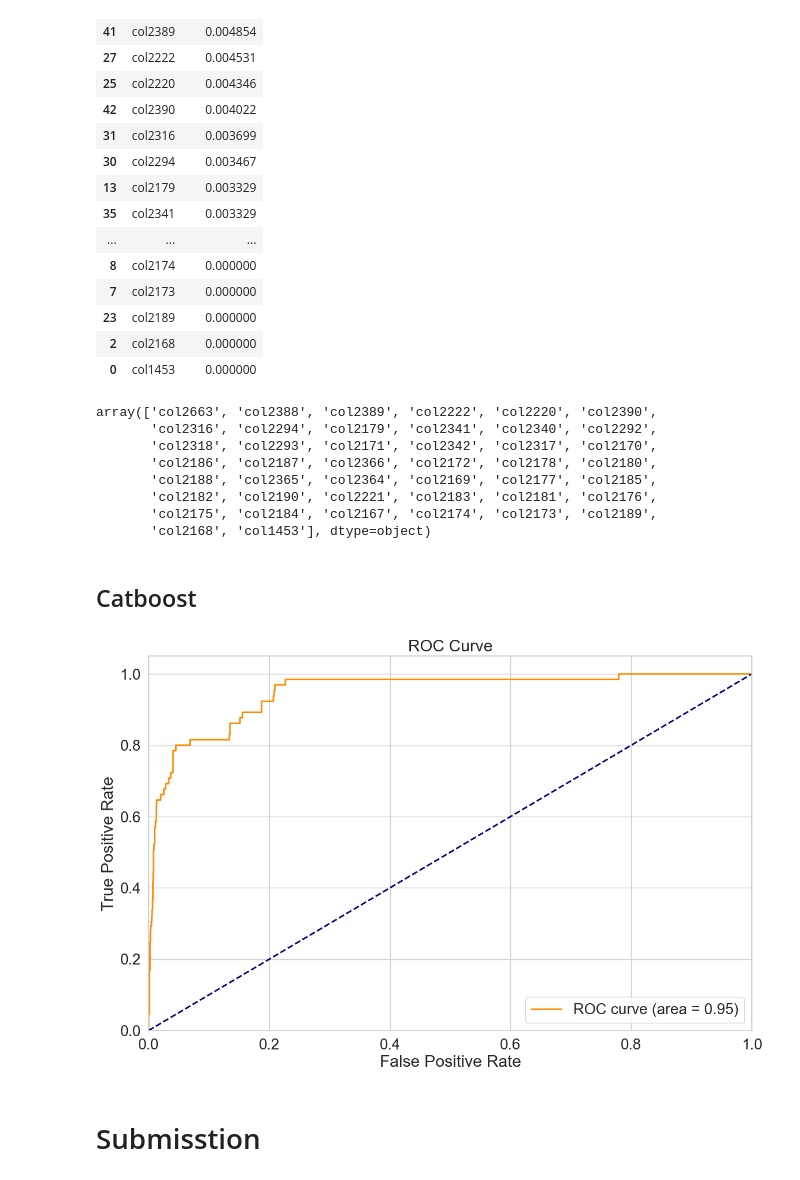
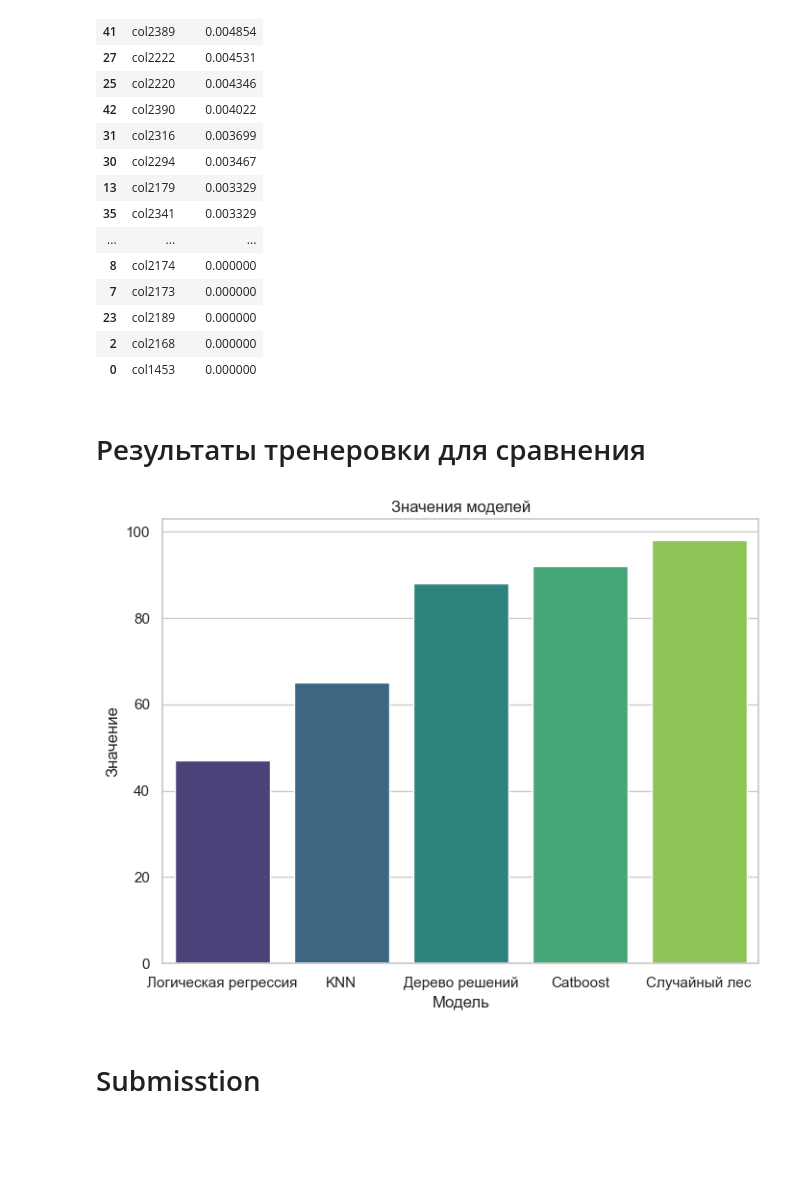
Before and after one commit to Frizmoz/Cars, a Jupyter notebook: Хакатон.ipynb, the cells around one changed output. Saved outputs shown, nothing was run; the diff lists cells and outputs as text; code cells hidden in the pictures; blank space fills up the shorter version.

```diff
--- a/Хакатон.ipynb
+++ b/Хакатон.ipynb
@@ -361,14 +323,3 @@ perm_importance_df
 | 23 | col2189 | 0.000000 |
 | 2 | col2168 | 0.000000 |
 | 0 | col1453 | 0.000000 |
-# %%
-perm_importance_df.Feature.values
-# %% [output]
-array(['col2663', 'col2388', 'col2389', 'col2222', 'col2220', 'col2390',
-       'col2316', 'col2294', 'col2179', 'col2341', 'col2340', 'col2292',
-       'col2318', 'col2293', 'col2171', 'col2342', 'col2317', 'col2170',
-       'col2186', 'col2187', 'col2366', 'col2172', 'col2178', 'col2180',
-       'col2188', 'col2365', 'col2364', 'col2169', 'col2177', 'col2185',
-       'col2182', 'col2190', 'col2221', 'col2183', 'col2181', 'col2176',
-       'col2175', 'col2184', 'col2167', 'col2174', 'col2173', 'col2189',
-       'col2168', 'col1453'], dtype=object)
@@ -383,25 +326,23 @@ array(['col2663', 'col2388', 'col2389', 'col2222', 'col2220', 'col2390',
-# %% [markdown]
-## Catboost
-# %%
-y_scores = model.predict_proba(X_test)[:, 1]
-
-#Вычислите ROC-кривую и AUC
-fpr, tpr, thresholds = roc_curve(y_test, y_scores)
-roc_auc = auc(fpr, tpr)
-
-#Постройте ROC-кривую
-plt.figure()
-plt.plot(fpr, tpr, color='darkorange', lw=2, label='ROC curve (area = %0.2f)' % roc_auc)
-plt.plot([0, 1], [0, 1], color='navy', lw=2, linestyle='--')
-plt.xlim([0.0, 1.0])
-plt.ylim([0.0, 1.05])
-plt.xlabel('False Positive Rate')
-plt.ylabel('True Positive Rate')
-plt.title('ROC Curve')
-plt.legend(loc='lower right')
-plt.show()
-# %% [output]
-[figure, removed]
+# %% [markdown]
+# Результаты тренеровки для сравнения
+# %%
+model_names = ["Логическая регрессия", "KNN", "Дерево решений",'Catboost','Случайный лес']
+values = [47, 65, 88, 92 ,98]
+
+
+data = {"Модель": model_names, "Значение": values}
+df = pd.DataFrame(data)
+
+
+sns.set(style="whitegrid")
+plt.figure(figsize=(8, 6))
+sns.barplot(x="Модель", y="Значение", data=df, palette="viridis")
+plt.xlabel("Модель")
+plt.ylabel("Значение")
+plt.title("Значения моделей")
+plt.show()
+# %% [output]
+[figure, added]
 # %% [markdown]
 # Submisstion
 # %%
```
Also changed, not shown: parts of 21 cells of this notebook.
